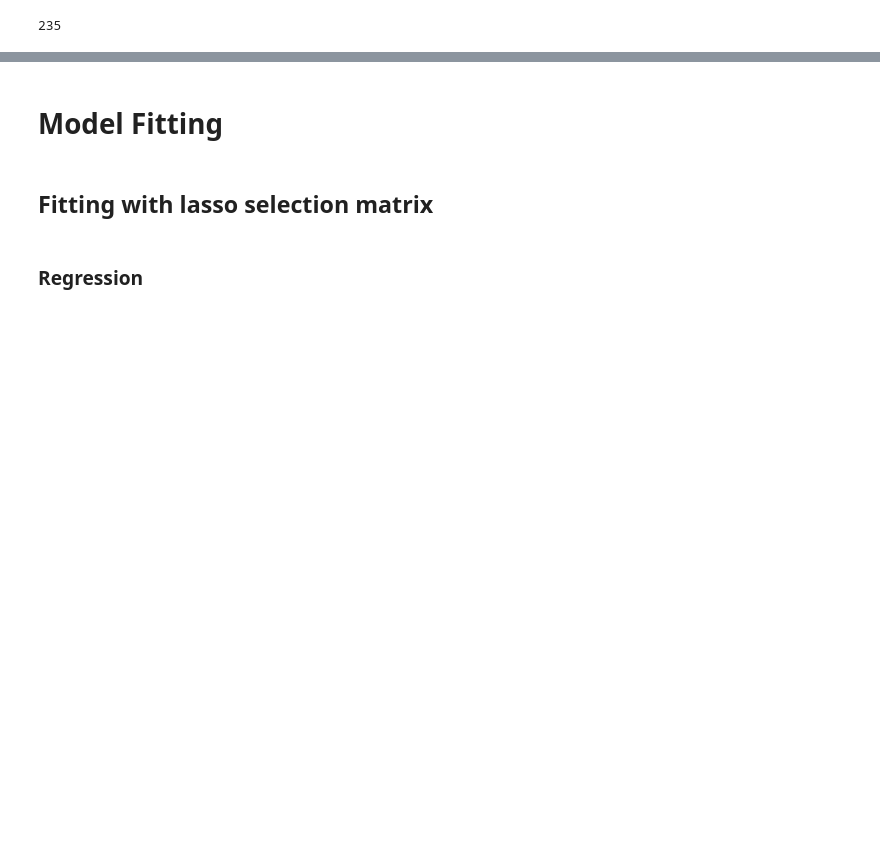
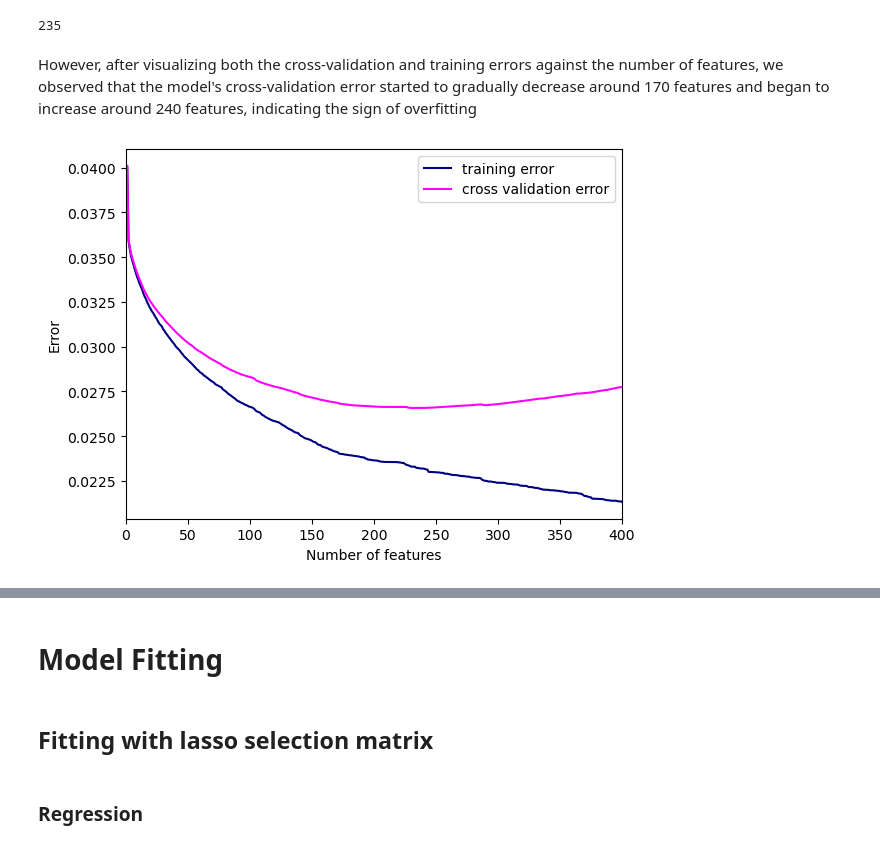
Before and after one commit to yuu1zhou/Song-prediction-with-ML, a Jupyter notebook: draft.ipynb, the cells around one changed output, grey strips where cells are left out. Drawn from its saved outputs; the diff is of its cells as text; code cells hidden in the pictures; blank space fills up the shorter version.

```diff
--- a/draft.ipynb
+++ b/draft.ipynb
@@ -502,5 +499,5 @@ X_train_selected_lasso.shape
 # %%
-sfs_reg = SequentialFeatureSelector(LinearRegression(), k_features=(1, 400) ,forward=True, scoring='neg_mean_squared_error',n_jobs=20, verbose=1)
+sfs_reg = SequentialFeatureSelector(LinearRegression(), k_features=(1, 400) ,forward=True, scoring='neg_mean_squared_error',n_jobs=20, verbose=0)
 sfs_reg = sfs_reg.fit(X_train, y)
 # %% [output]
 [Parallel(n_jobs=20)]: Using backend LokyBackend with 20 concurrent workers.
@@ -528,0 +524,29 @@ X_train_selected_stepwise = X_train[:, sfs_reg.k_feature_idx_]
+# %%
+subset_info = sfs_reg.subsets_
+# %% [markdown]
+However, after visualizing both the cross-validation and training errors against the number of features, we observed that the model's cross-validation error started to gradually decrease around 170 features and began to increase around 240 features, indicating the sign of overfitting
+# %%
+feature_num_lis = []
+cv_error_lis = []
+training_error_lis = []
+
+for i in range(400):
+    cv_error_lis.append(abs(subset_info[i+1]["avg_score"]))
+    feature_num_lis.append(i+1)
+
+    X_train_progress = X_train[:,subset_info[i+1]["feature_idx"]]
+    lin_reg = LinearRegression()
+    lin_reg.fit(X_train_progress, y)
+    y_pred = lin_reg.predict(X_train_progress)
+    training_error_lis.append(mean_squared_error(y, y_pred))
+# %%
+fig,ax = plt.subplots()
+ax.plot(feature_num_lis, training_error_lis, label= "training error", color = "navy")
+ax.plot(feature_num_lis, cv_error_lis, label = "cross validation error", color = "magenta")
+ax.set(xlim=(0,400))
+ax.set_ylabel("Error")
+ax.set_xlabel("Number of features")
+ax.legend()
+plt.show()
+# %% [output]
+[figure, added]
```
Also changed, not shown: parts of 78 cells of this notebook.
